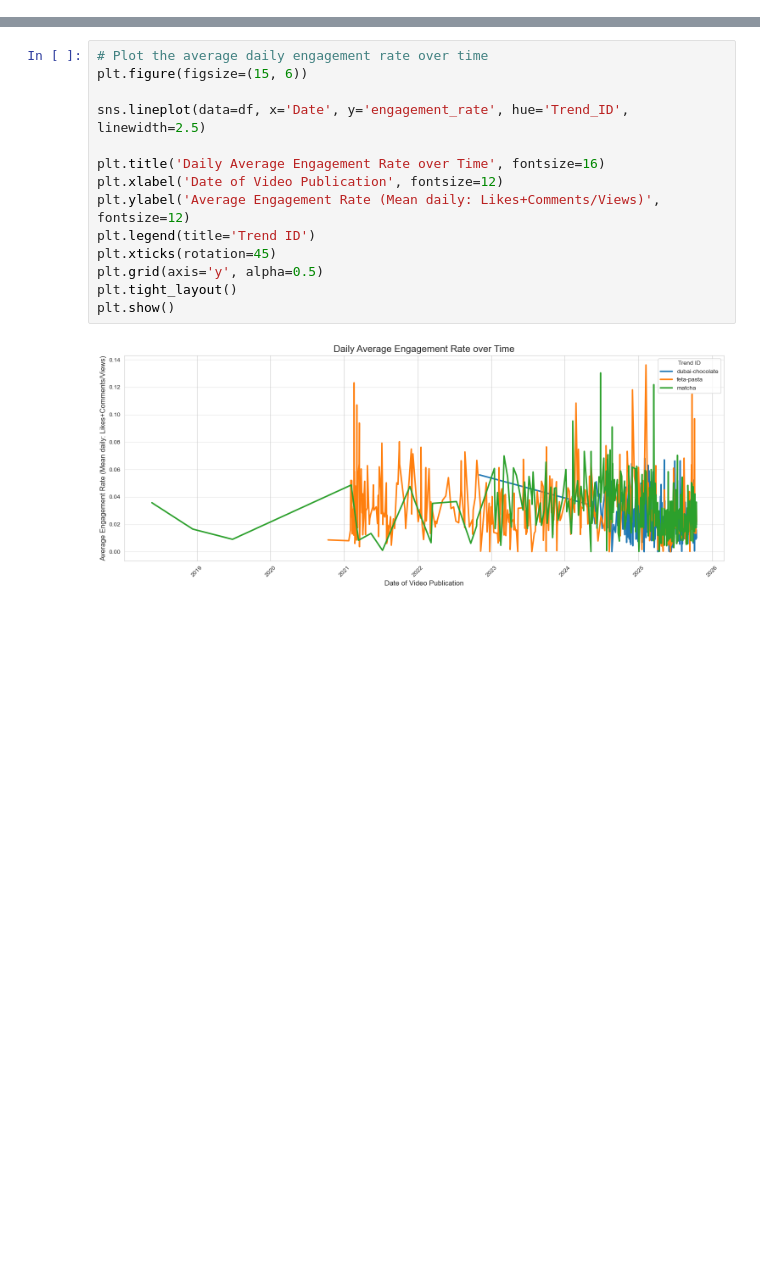
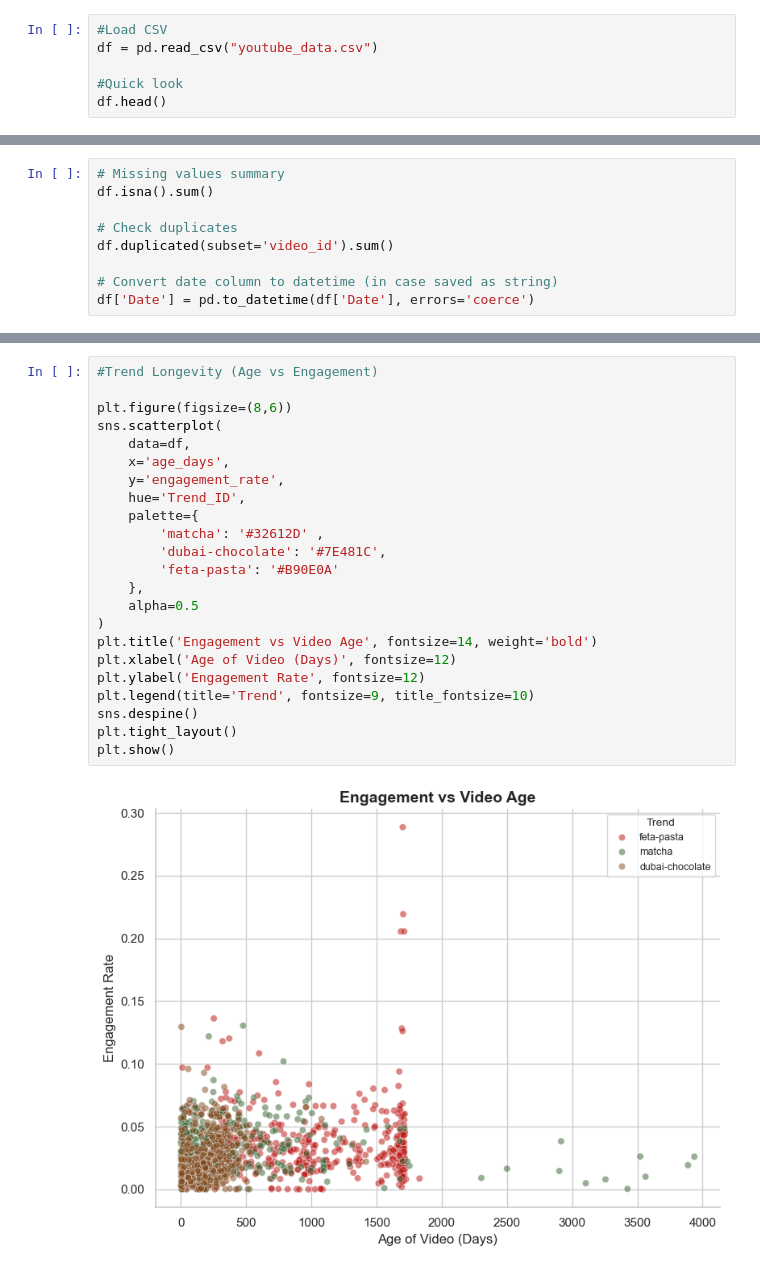
Before and after one commit to kzumreen/FoodTrendsPrediction, a Jupyter notebook: youtubedata.ipynb, the cells around one changed output, grey strips where cells are left out. Drawn from its saved outputs; the diff is of its cells as text; blank space fills up the shorter version.

Commit message:
new plots

```diff
--- a/youtubedata.ipynb
+++ b/youtubedata.ipynb
@@ -140,0 +18,6 @@ plt.show()
+# %%
+#Load CSV
+df = pd.read_csv("youtube_data.csv")
+
+#Quick look
+df.head()
@@ -140,0 +73,9 @@ plt.show()
+# %%
+# Missing values summary
+df.isna().sum()
+
+# Check duplicates
+df.duplicated(subset='video_id').sum()
+
+# Convert date column to datetime (in case saved as string)
+df['Date'] = pd.to_datetime(df['Date'], errors='coerce')
@@ -141,16 +287,25 @@ plt.show()
 # %%
-# Plot the average daily engagement rate over time
-plt.figure(figsize=(15, 6))
+#Trend Longevity (Age vs Engagement)
 
-sns.lineplot(data=df, x='Date', y='engagement_rate', hue='Trend_ID', linewidth=2.5)
-
-plt.title('Daily Average Engagement Rate over Time', fontsize=16)
-plt.xlabel('Date of Video Publication', fontsize=12)
-plt.ylabel('Average Engagement Rate (Mean daily: Likes+Comments/Views)', fontsize=12)
-plt.legend(title='Trend ID')
-plt.xticks(rotation=45)
-plt.grid(axis='y', alpha=0.5)
+plt.figure(figsize=(8,6))
+sns.scatterplot(
+    data=df,
+    x='age_days',
+    y='engagement_rate',
+    hue='Trend_ID',
+    palette={
+        'matcha': '#32612D' ,
+        'dubai-chocolate': '#7E481C',
+        'feta-pasta': '#B90E0A'
+    },
+    alpha=0.5
+)
+plt.title('Engagement vs Video Age', fontsize=14, weight='bold')
+plt.xlabel('Age of Video (Days)', fontsize=12)
+plt.ylabel('Engagement Rate', fontsize=12)
+plt.legend(title='Trend', fontsize=9, title_fontsize=10)
+sns.despine()
 plt.tight_layout()
 plt.show()
 # %% [output]
-[figure, old version]
+[figure, new version]
```
Also changed, not shown: parts of 31 cells of this notebook.
